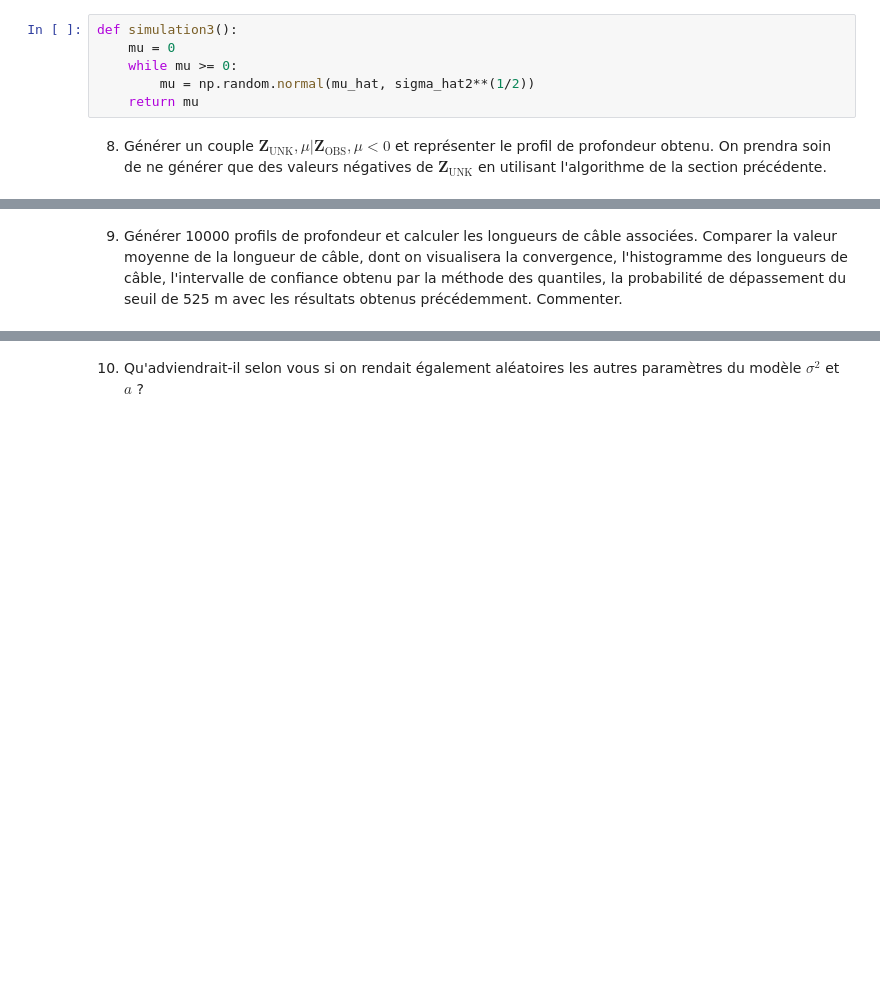
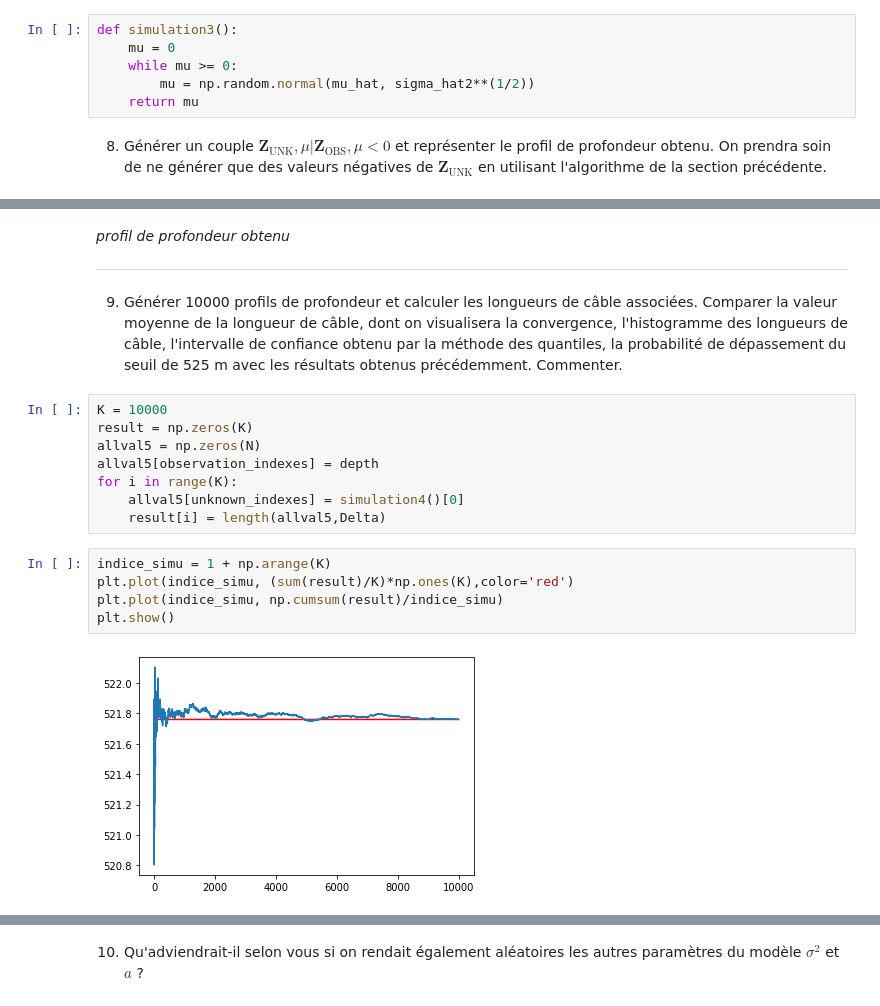
Before and after one commit to CarolineJeandat/projet_numerique_3, a Jupyter notebook: Projet numérique de Probabilités 2021.ipynb, the cells around one changed output, grey strips where cells are left out. Cells and saved outputs as stored; diff of their text form; blank space fills up the shorter version.

```diff
--- a/Projet numérique de Probabilités 2021.ipynb
+++ b/Projet numérique de Probabilités 2021.ipynb
@@ -484,2 +484,21 @@ plt.show()
+# %% [markdown]
+*profil de profondeur obtenu*
+
+----------------------------
 # %% [markdown]
 9. Générer 10000 profils de profondeur et calculer les longueurs de câble associées. Comparer la valeur moyenne de la longueur de câble, dont on visualisera la convergence, l'histogramme des longueurs de câble, l'intervalle de confiance obtenu par la méthode des quantiles, la probabilité de dépassement du seuil de 525 m avec les résultats obtenus précédemment. Commenter.
+# %%
+K = 10000
+result = np.zeros(K)
+allval5 = np.zeros(N)
+allval5[observation_indexes] = depth
+for i in range(K):
+    allval5[unknown_indexes] = simulation4()[0]
+    result[i] = length(allval5,Delta)
+# %%
+indice_simu = 1 + np.arange(K)
+plt.plot(indice_simu, (sum(result)/K)*np.ones(K),color='red')
+plt.plot(indice_simu, np.cumsum(result)/indice_simu)
+plt.show()
+# %% [output]
+[figure, added]
```
Also changed, not shown: parts of 16 cells of this notebook.
